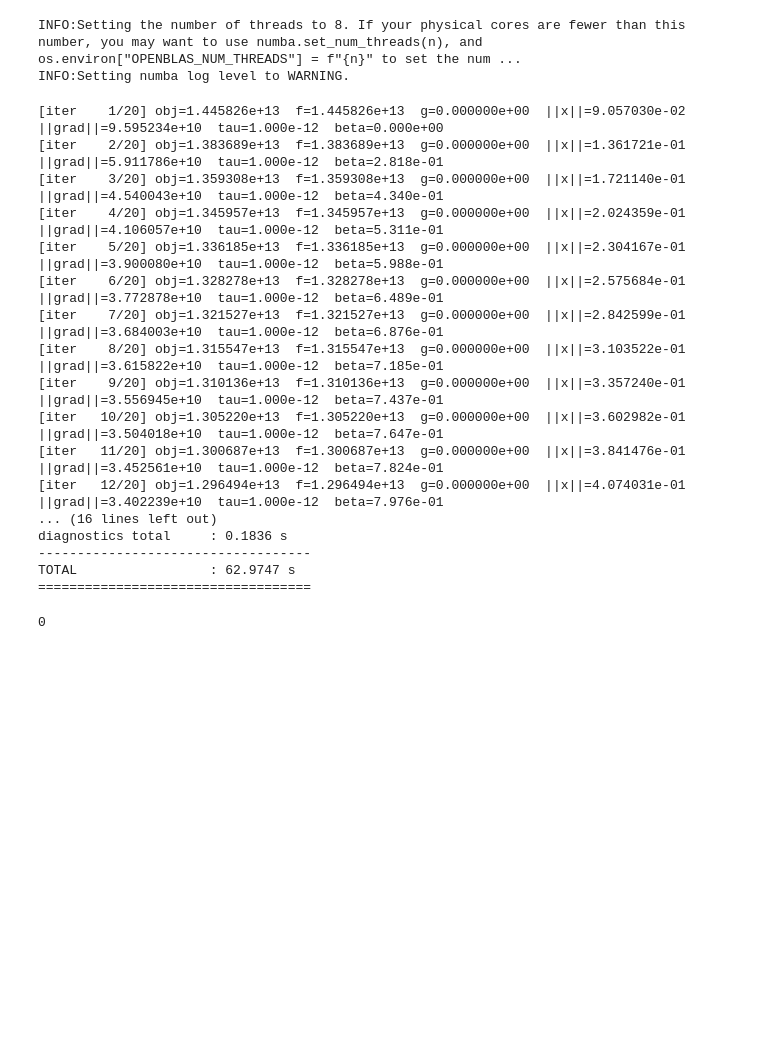
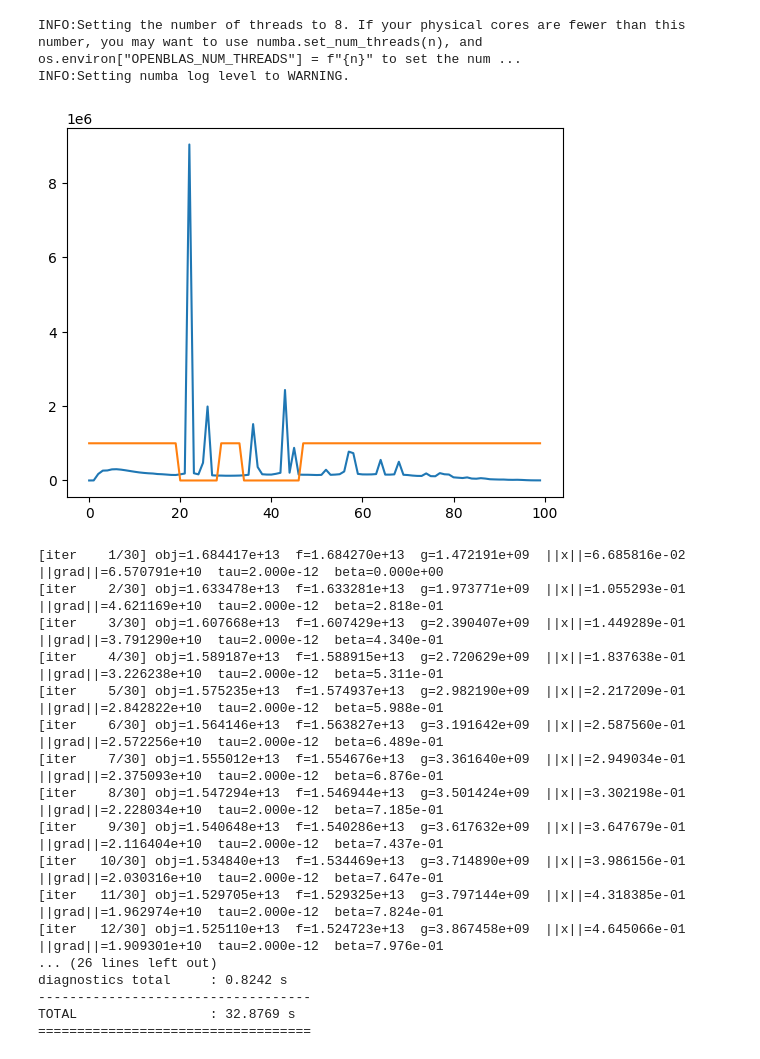
Before and after one commit to msaca-okse/basis_adaptive_textom, a Jupyter notebook: testing/texture_analysis.ipynb, the cells around one changed output. Saved outputs shown, nothing was run; the diff lists cells and outputs as text; code cells hidden in the pictures; blank space fills up the shorter version.

Commit message:
Checkpoint before memory tracker

```diff
--- a/testing/texture_analysis.ipynb
+++ b/testing/texture_analysis.ipynb
@@ -83,7 +84,25 @@ all_data_reshaped = all_data.reshape((N_rot, Nx, N_seg))
+# %%
+
+plt.plot(all_data[0].sum(axis=(0,1)))
+x = np.zeros(all_data.shape[3])
+x[:20] = 1e6
+x[29:34] = 1e6
+x[47:] = 1e6
+plt.plot(x)
+plt.show()
+initial_2theta_mask = x<0.5
+all_data_new = all_data[...,initial_2theta_mask]
+two_theta_new = two_theta[initial_2theta_mask]
+N_theta = len(two_theta_new)
+all_data_reshaped = all_data_new.reshape((N_rot*2, Nx, N_chi*N_theta))
+all_data_reshaped = all_data_reshaped.reshape((N_rot, 2, Nx, N_chi*N_theta))
+all_data_reshaped = all_data_reshaped.mean(axis=1)
+# %% [output]
+[figure, added]
 # %%
 op = PFO_OPENCL_BATCHED(
         cfg = cfg,
-        two_thetas = two_theta,
+        two_thetas = two_theta_new,
         verbose=False)
 
 queue = op.queue
@@ -104,34 +123,33 @@ out_gpu = clarray.to_device(queue, out_cpu)
 assert out_gpu.flags.c_contiguous
 op.set_pf_batch_max_gb(2.0)
 # l1 constant: 1e7
-# tv constant: 1e-5
+# tv constant: 2e-6
 # L constant for l1: 5e11
-solver = FISTAOpenCL(op, prox_kind="nonneg_tv", lam=1e-5, L=1e12)
+solver = FISTAOpenCL(op, prox_kind="nonneg_l1", lam=1e7, L=5e11)
 
 
-x_sol_gpu = solver.run(x0_gpu, out_gpu, niter=20, verbose=1, diagnostics_interval=1)
-coeffs = x_sol_gpu.get().transpose((0,1,2))
-op.free_memory()
-del x_sol_gpu
-del out_gpu
-del x0_gpu
-gc.collect()
+x_sol_gpu = solver.run(x0_gpu, out_gpu, niter=30, verbose=1, diagnostics_interval=1)
+coeffs = x_sol_gpu.get().transpose((0,1,2))[::-1,::-1]
+# op.free_memory()
+# del x_sol_gpu
+# del out_gpu
+# del x0_gpu
+# gc.collect()
 # %% [output]
-[iter    1/20] obj=1.445826e+13  f=1.445826e+13  g=0.000000e+00  ||x||=9.057030e-02  ||grad||=9.595234e+10  tau=1.000e-12  beta=0.000e+00
-[iter    2/20] obj=1.383689e+13  f=1.383689e+13  g=0.000000e+00  ||x||=1.361721e-01  ||grad||=5.911786e+10  tau=1.000e-12  beta=2.818e-01
-[iter    3/20] obj=1.359308e+13  f=1.359308e+13  g=0.000000e+00  ||x||=1.721140e-01  ||grad||=4.540043e+10  tau=1.000e-12  beta=4.340e-01
-[iter    4/20] obj=1.345957e+13  f=1.345957e+13  g=0.000000e+00  ||x||=2.024359e-01  ||grad||=4.106057e+10  tau=1.000e-12  beta=5.311e-01
-[iter    5/20] obj=1.336185e+13  f=1.336185e+13  g=0.000000e+00  ||x||=2.304167e-01  ||grad||=3.900080e+10  tau=1.000e-12  beta=5.988e-01
-[iter    6/20] obj=1.328278e+13  f=1.328278e+13  g=0.000000e+00  ||x||=2.575684e-01  ||grad||=3.772878e+10  tau=1.000e-12  beta=6.489e-01
-[iter    7/20] obj=1.321527e+13  f=1.321527e+13  g=0.000000e+00  ||x||=2.842599e-01  ||grad||=3.684003e+10  tau=1.000e-12  beta=6.876e-01
-[iter    8/20] obj=1.315547e+13  f=1.315547e+13  g=0.000000e+00  ||x||=3.103522e-01  ||grad||=3.615822e+10  tau=1.000e-12  beta=7.185e-01
-[iter    9/20] obj=1.310136e+13  f=1.310136e+13  g=0.000000e+00  ||x||=3.357240e-01  ||grad||=3.556945e+10  tau=1.000e-12  beta=7.437e-01
-[iter   10/20] obj=1.305220e+13  f=1.305220e+13  g=0.000000e+00  ||x||=3.602982e-01  ||grad||=3.504018e+10  tau=1.000e-12  beta=7.647e-01
-[iter   11/20] obj=1.300687e+13  f=1.300687e+13  g=0.000000e+00  ||x||=3.841476e-01  ||grad||=3.452561e+10  tau=1.000e-12  beta=7.824e-01
-[iter   12/20] obj=1.296494e+13  f=1.296494e+13  g=0.000000e+00  ||x||=4.074031e-01  ||grad||=3.402239e+10  tau=1.000e-12  beta=7.976e-01
-... (16 lines left out)
-diagnostics total     : 0.1836 s
+[iter    1/30] obj=1.684417e+13  f=1.684270e+13  g=1.472191e+09  ||x||=6.685816e-02  ||grad||=6.570791e+10  tau=2.000e-12  beta=0.000e+00
+[iter    2/30] obj=1.633478e+13  f=1.633281e+13  g=1.973771e+09  ||x||=1.055293e-01  ||grad||=4.621169e+10  tau=2.000e-12  beta=2.818e-01
+[iter    3/30] obj=1.607668e+13  f=1.607429e+13  g=2.390407e+09  ||x||=1.449289e-01  ||grad||=3.791290e+10  tau=2.000e-12  beta=4.340e-01
+[iter    4/30] obj=1.589187e+13  f=1.588915e+13  g=2.720629e+09  ||x||=1.837638e-01  ||grad||=3.226238e+10  tau=2.000e-12  beta=5.311e-01
+[iter    5/30] obj=1.575235e+13  f=1.574937e+13  g=2.982190e+09  ||x||=2.217209e-01  ||grad||=2.842822e+10  tau=2.000e-12  beta=5.988e-01
+[iter    6/30] obj=1.564146e+13  f=1.563827e+13  g=3.191642e+09  ||x||=2.587560e-01  ||grad||=2.572256e+10  tau=2.000e-12  beta=6.489e-01
+[iter    7/30] obj=1.555012e+13  f=1.554676e+13  g=3.361640e+09  ||x||=2.949034e-01  ||grad||=2.375093e+10  tau=2.000e-12  beta=6.876e-01
+[iter    8/30] obj=1.547294e+13  f=1.546944e+13  g=3.501424e+09  ||x||=3.302198e-01  ||grad||=2.228034e+10  tau=2.000e-12  beta=7.185e-01
+[iter    9/30] obj=1.540648e+13  f=1.540286e+13  g=3.617632e+09  ||x||=3.647679e-01  ||grad||=2.116404e+10  tau=2.000e-12  beta=7.437e-01
+[iter   10/30] obj=1.534840e+13  f=1.534469e+13  g=3.714890e+09  ||x||=3.986156e-01  ||grad||=2.030316e+10  tau=2.000e-12  beta=7.647e-01
+[iter   11/30] obj=1.529705e+13  f=1.529325e+13  g=3.797144e+09  ||x||=4.318385e-01  ||grad||=1.962974e+10  tau=2.000e-12  beta=7.824e-01
+[iter   12/30] obj=1.525110e+13  f=1.524723e+13  g=3.867458e+09  ||x||=4.645066e-01  ||grad||=1.909301e+10  tau=2.000e-12  beta=7.976e-01
+... (26 lines left out)
+diagnostics total     : 0.8242 s
 -----------------------------------
-TOTAL                 : 62.9747 s
+TOTAL                 : 32.8769 s
 ===================================
-0
```
Also changed, not shown: parts of 18 cells of this notebook, 5 other files.
